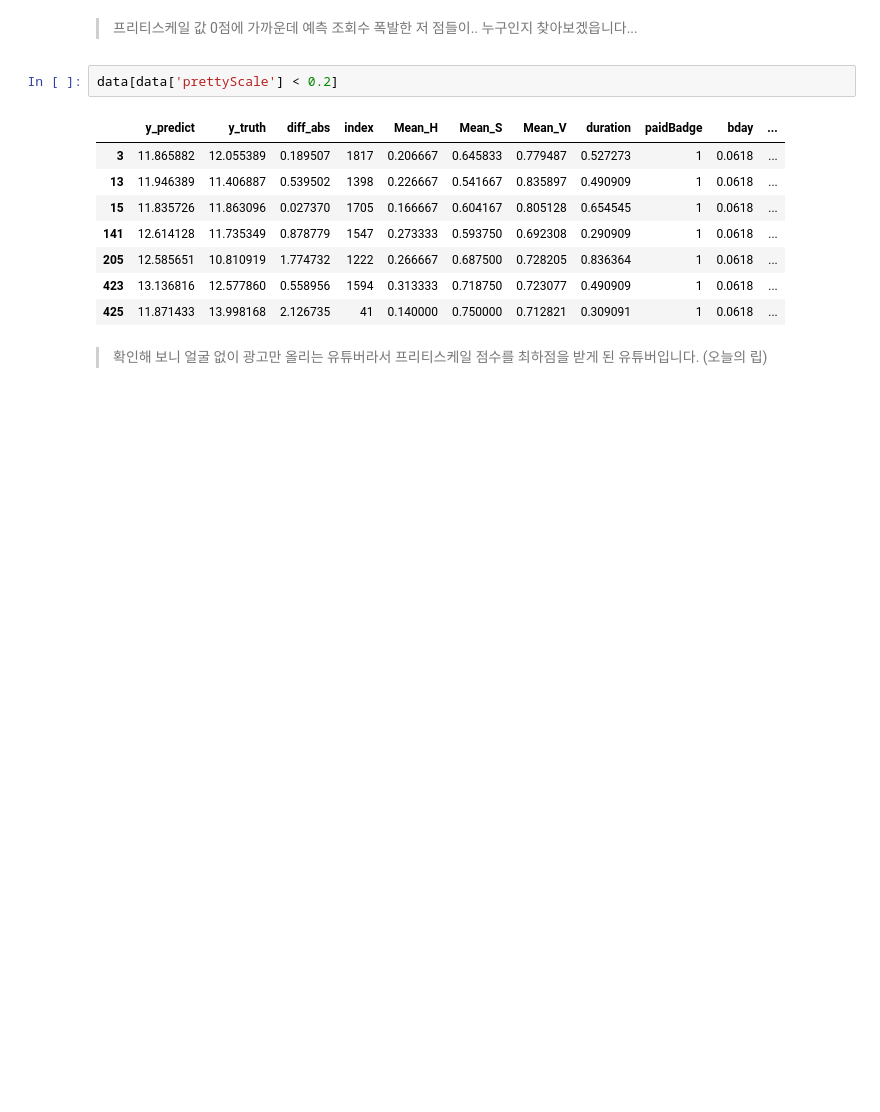
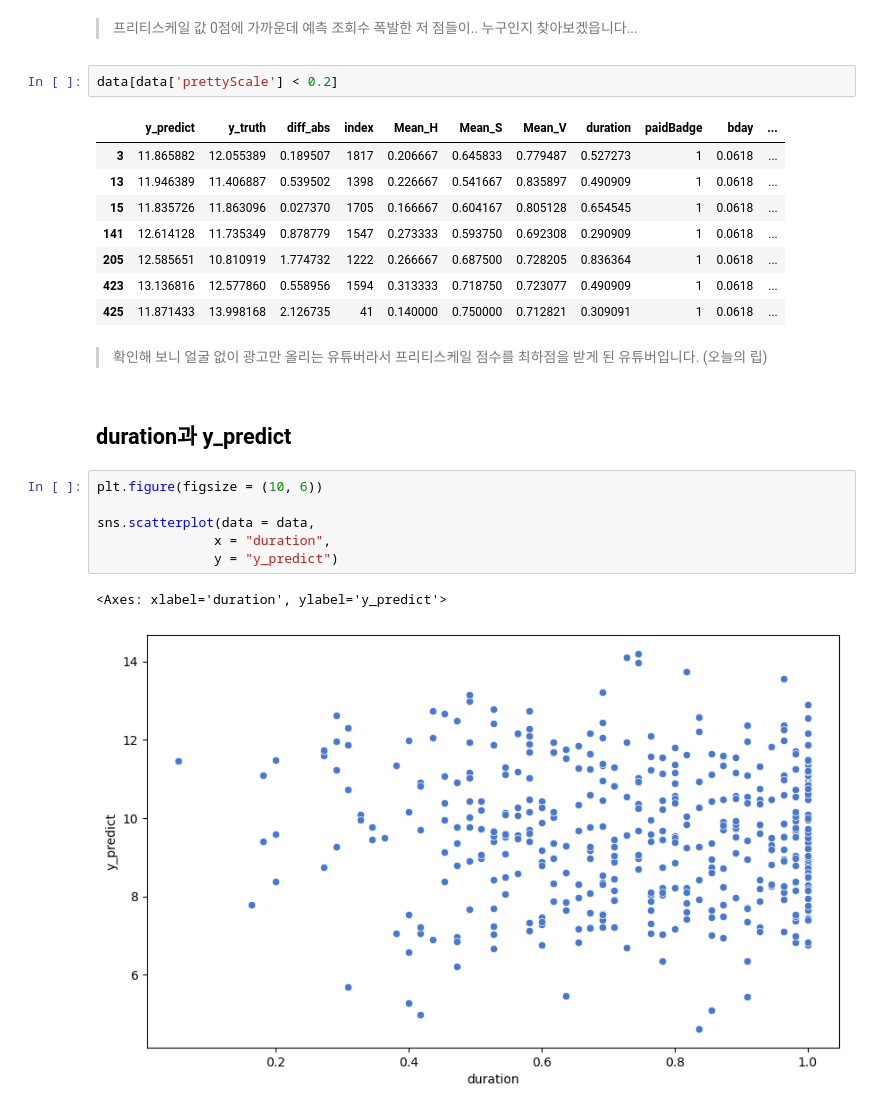
Before and after one commit to surisurikim/beauty_shorts_ads, a Jupyter notebook: code_03_Modeling/AFTER_modeling/SHAP분석이후.ipynb, the cells around one changed output. Saved outputs shown, nothing was run; the diff lists cells and outputs as text; blank space fills up the shorter version.

Commit message:
Add dependence plot

```diff
--- a/code_03_Modeling/AFTER_modeling/SHAP분석이후.ipynb
+++ b/code_03_Modeling/AFTER_modeling/SHAP분석이후.ipynb
@@ -111,3 +111,14 @@ data[data['prettyScale'] < 0.2]
 | 425 | 11.871433 | 13.998168 | 2.126735 | 41 | 0.140000 | 0.750000 | 0.712821 | 0.309091 | 1 | 0.0618 | ... |
 # %% [markdown]
 > 확인해 보니 얼굴 없이 광고만 올리는 유튜버라서 프리티스케일 점수를 최하점을 받게 된 유튜버입니다. (오늘의 립)
+# %% [markdown]
+## duration과 y_predict
+# %%
+plt.figure(figsize = (10, 6))
+
+sns.scatterplot(data = data,
+               x = "duration",
+               y = "y_predict")
+# %% [output]
+<Axes: xlabel='duration', ylabel='y_predict'>
+[figure, added]
```
Also changed, not shown: parts of 3 cells of this notebook, 1 other file.
